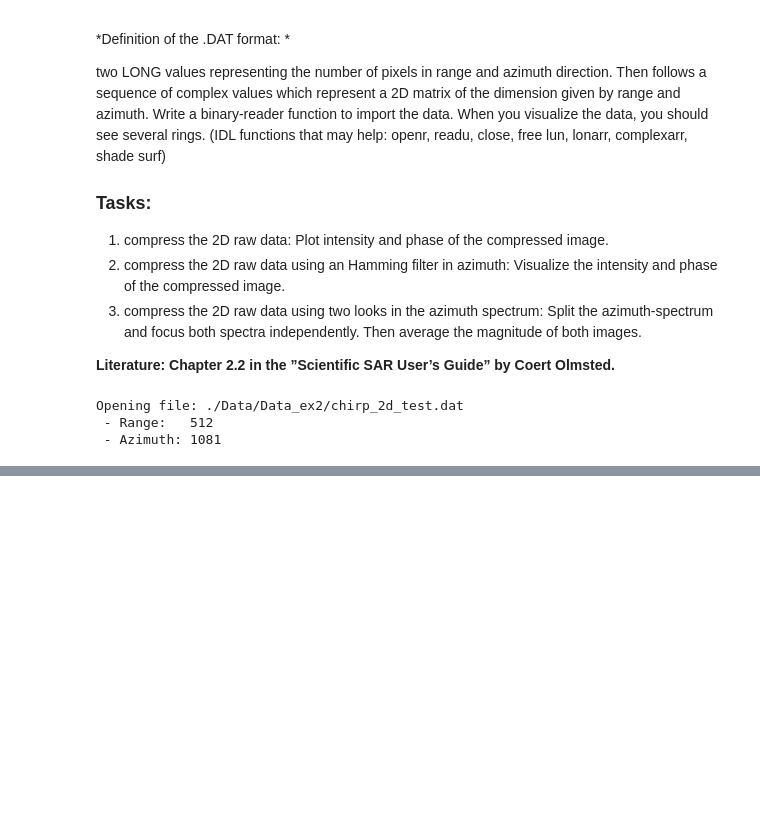
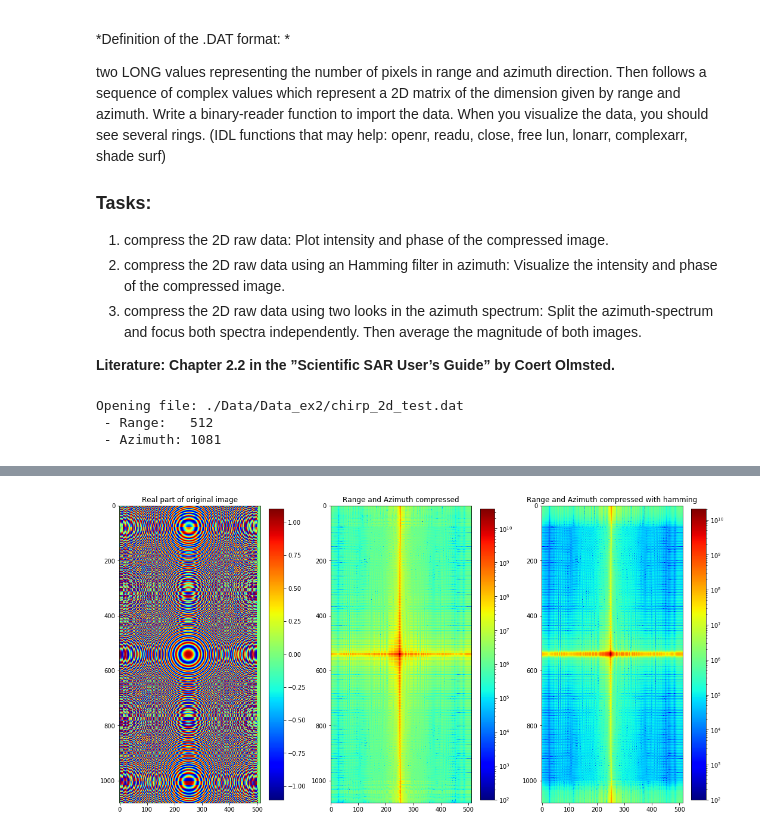
Before and after one commit to AzimuthLI/SAR_Introduction, a Jupyter notebook: Execrise_2-2D_Data.ipynb, the cells around one changed output, grey strips where cells are left out. Drawn from its saved outputs; the diff is of its cells as text; code cells hidden in the pictures; blank space fills up the shorter version.

```diff
--- a/Execrise_2-2D_Data.ipynb
+++ b/Execrise_2-2D_Data.ipynb
@@ -97,5 +44,0 @@ for i in range(test_img.shape[0]):
-# %%
-comp_img = np.zeros_like(test_img, dtype=np.complex_)
-for i in range(test_img.shape[0]):
-    comp_img[i,:] = np.convolve(test_img[i,:].flatten(), ref_r.flatten()*n_rg, 'same')
-#     comp_img[i, :] = ifft(fft(test_img[i, :].astype(np.complex_)) * fft(ref_r)*n_rg)
@@ -135,0 +133,22 @@ def compress_image(img, axis, h, hw=None):
+# %%
+fig = plt.figure(figsize=(18, 10))
+ax1 = fig.add_subplot(131)
+real_part = ax1.imshow(np.real(test_img), cmap='jet')
+fig.colorbar(real_part, ax=ax1, shrink=0.9)
+ax1.set_title('Real part of original image')
+
+ax2 = fig.add_subplot(132)
+log_cmp = LogNorm(vmin=100, vmax=np.max(np.abs(azi_focus)))
+azi_img = ax2.imshow(np.abs(azi_focus), cmap='jet', norm=log_cmp)
+cbar = fig.colorbar(azi_img, ax=ax2, shrink=0.9)
+ax2.set_title('Range and Azimuth compressed')
+
+ax3 = fig.add_subplot(133)
+log_cmp = LogNorm(vmin=100, vmax=np.max(np.abs(azi_hamming)))
+azi_img = ax3.imshow(np.abs(azi_hamming), cmap='jet', norm=log_cmp)
+cbar = fig.colorbar(azi_img, ax=ax3, shrink=0.9)
+ax3.set_title('Range and Azimuth compressed with hamming')
+
+plt.show()
+# %% [output]
+[figure, added]
```
Also changed, not shown: parts of 12 cells of this notebook, 3 other files.
